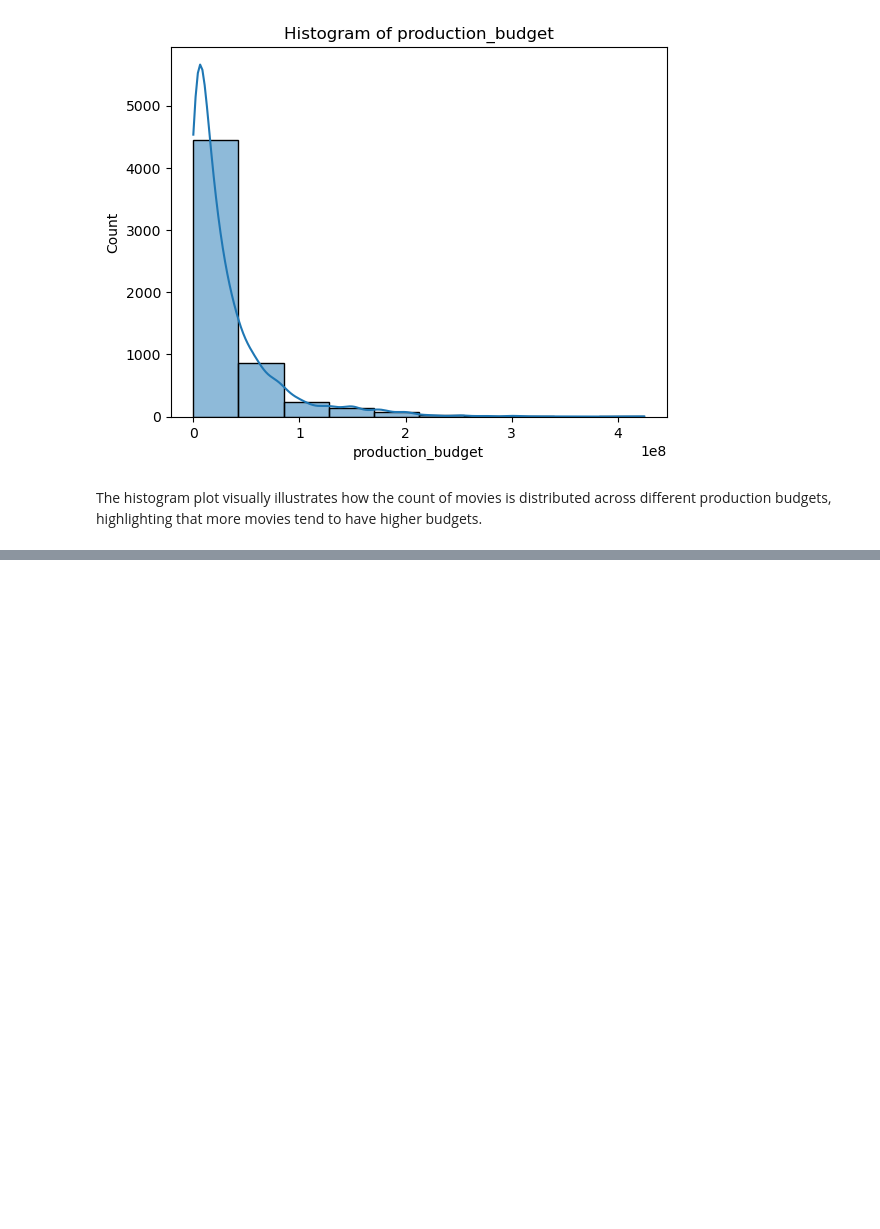
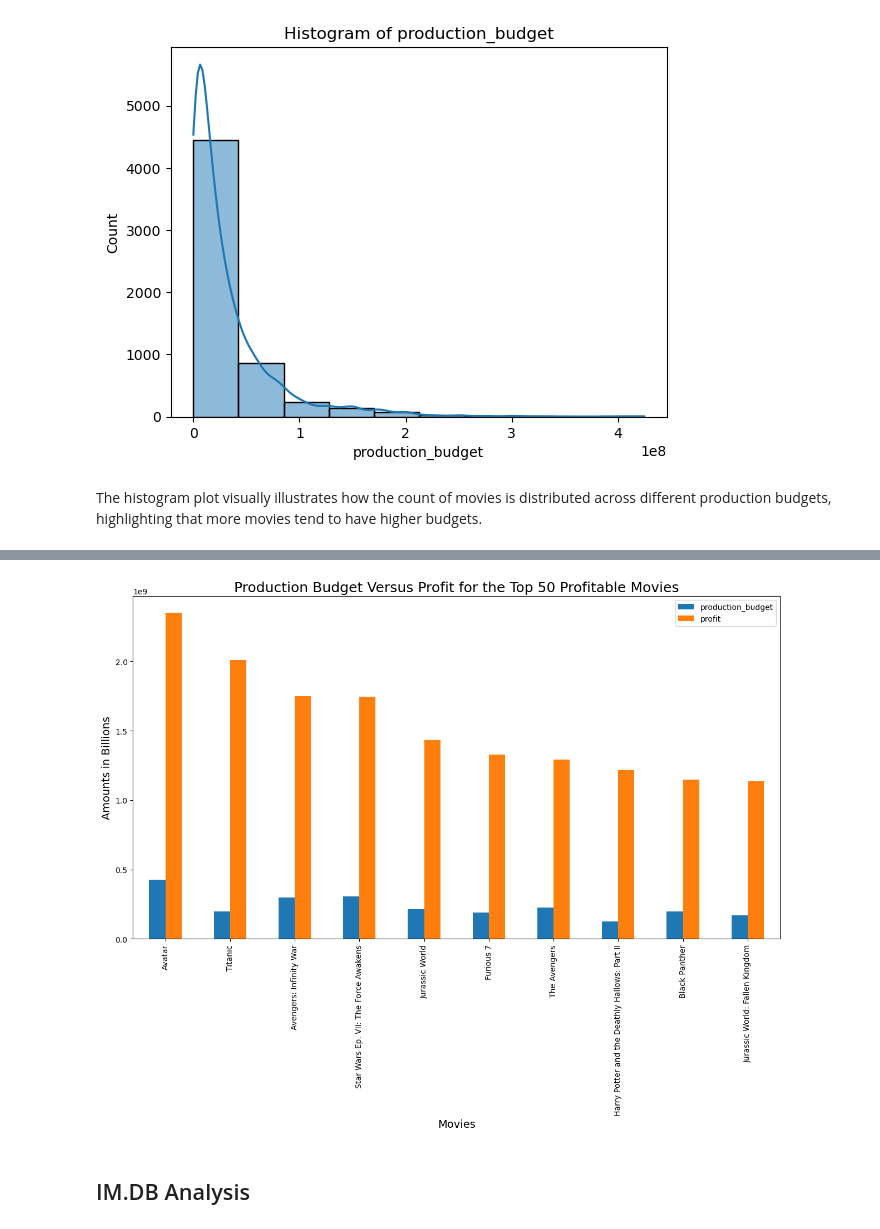
Before and after one commit to Annbellah/dsc-phase-1-project-v2-4, a Jupyter notebook: student.ipynb, the cells around one changed output, grey strips where cells are left out. Saved outputs shown, nothing was run; the diff lists cells and outputs as text; code cells hidden in the pictures; blank space fills up the shorter version.

```diff
--- a/student.ipynb
+++ b/student.ipynb
@@ -286,4 +282,0 @@ The return on investment (ROI) is a straightforward ratio obtained by dividing t
-# %%
-#calculating and creating a new column in the dataframe named 'Return on Investment'
-movie_budgets_df['return_on_investment'] = ((movie_budgets_df['worldwide_gross'] - movie_budgets_df['production_budget']) / movie_budgets_df['production_budget']) * 100
-movie_budgets_df.head()
@@ -308,0 +285,6 @@ plt.show()
+# %%
+# created a profit column
+movie_budgets_df['profit'] =(movie_budgets_df['worldwide_gross']) - (movie_budgets_df['production_budget'])
+#dropped the domestic_gross and Worlwide_gross columns
+movie_budgets_df.drop(columns=['domestic_gross', 'worldwide_gross'], inplace=True)
+movie_budgets_df
@@ -308,0 +309,3 @@ plt.show()
+# %%
+# added new column for profit margin
+movie_budgets_df['profit_margin(%)'] = movie_budgets_df['profit'] / movie_budgets_df['production_budget']*100
@@ -308,0 +324,4 @@ plt.show()
+# %%
+# assigned this to a new variable
+top50_profitable_movies = movie_budgets_df.sort_values(by='profit', ascending=False)[:10]
+top50_profitable_movies
@@ -308,0 +340,15 @@ plt.show()
+# %%
+# barchart using matplotlib
+top50_profitable_movies.plot.bar(x ='movie', y=['production_budget','profit'], figsize=(15,8));
+
+# labeling the axis
+plt.xlabel('Movies', fontsize =14)
+plt.ylabel('Amounts in Billions', fontsize = 14)
+
+# label the title
+plt.title('Production Budget Versus Profit for the Top 50 Profitable Movies', fontsize=18)
+plt.savefig('ProductionBudgetVersusProfitfortheTop50ProfitableMovies');
+# %% [output]
+[figure, added]
+# %% [markdown]
+## IM.DB Analysis
```
Also changed, not shown: parts of 18 cells of this notebook.
